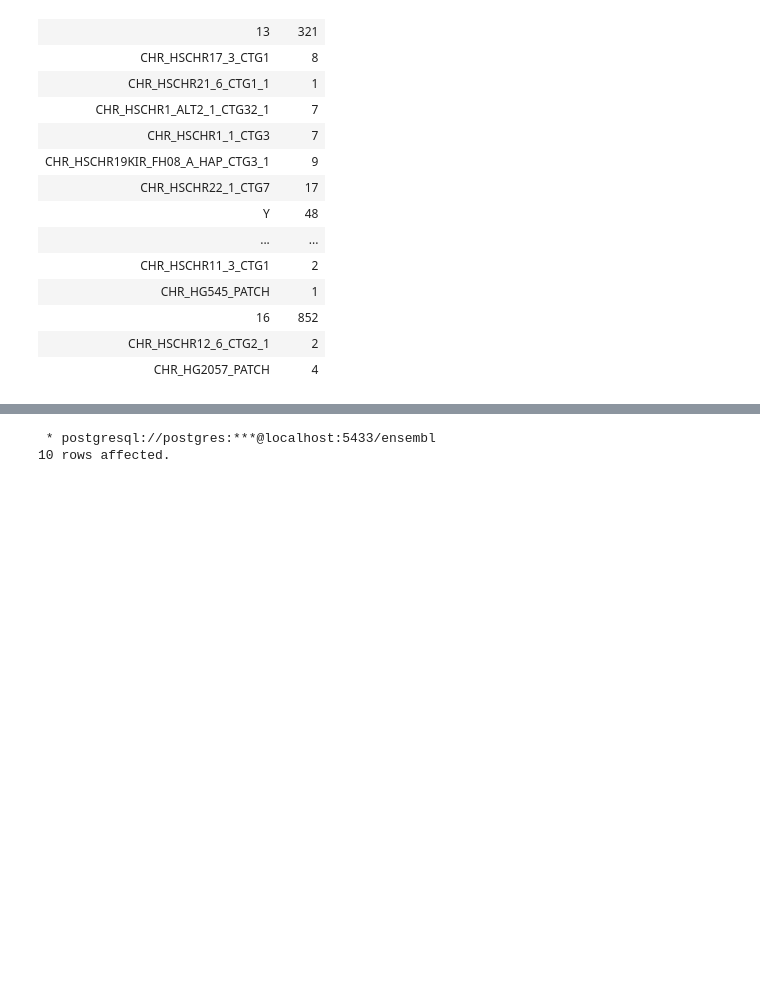
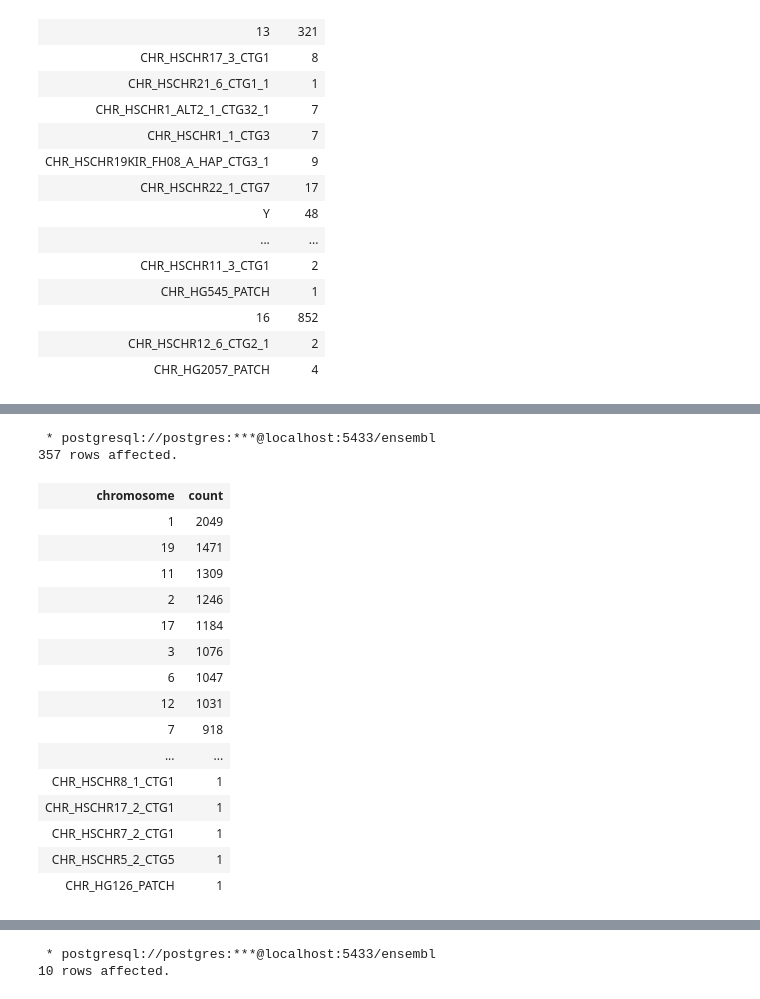
Before and after one commit to laderast/BMI535slides, a Jupyter notebook: Intro-to-SQL.ipynb, the cells around one changed output, grey strips where cells are left out. Saved outputs shown, nothing was run; the diff lists cells and outputs as text; code cells hidden in the pictures; blank space fills up the shorter version.

```diff
--- a/Intro-to-SQL.ipynb
+++ b/Intro-to-SQL.ipynb
@@ -202,0 +223,25 @@ How many distinct chromosomes are there in the `gene` table?
+# %%
+%%sql
+    SELECT chromosome, COUNT(chromosome) as count
+        FROM gene
+        GROUP BY chromosome
+        ORDER BY count DESC;
+# %% [output]
+ * postgresql://postgres:***@localhost:5433/ensembl
+357 rows affected.
+| chromosome | count |
+| 1 | 2049 |
+| 19 | 1471 |
+| 11 | 1309 |
+| 2 | 1246 |
+| 17 | 1184 |
+| 3 | 1076 |
+| 6 | 1047 |
+| 12 | 1031 |
+| 7 | 918 |
+| ... | ... |
+| CHR_HSCHR8_1_CTG1 | 1 |
+| CHR_HSCHR17_2_CTG1 | 1 |
+| CHR_HSCHR7_2_CTG1 | 1 |
+| CHR_HSCHR5_2_CTG5 | 1 |
+| CHR_HG126_PATCH | 1 |
```
Also changed, not shown: parts of 41 cells of this notebook, 1 other file.
